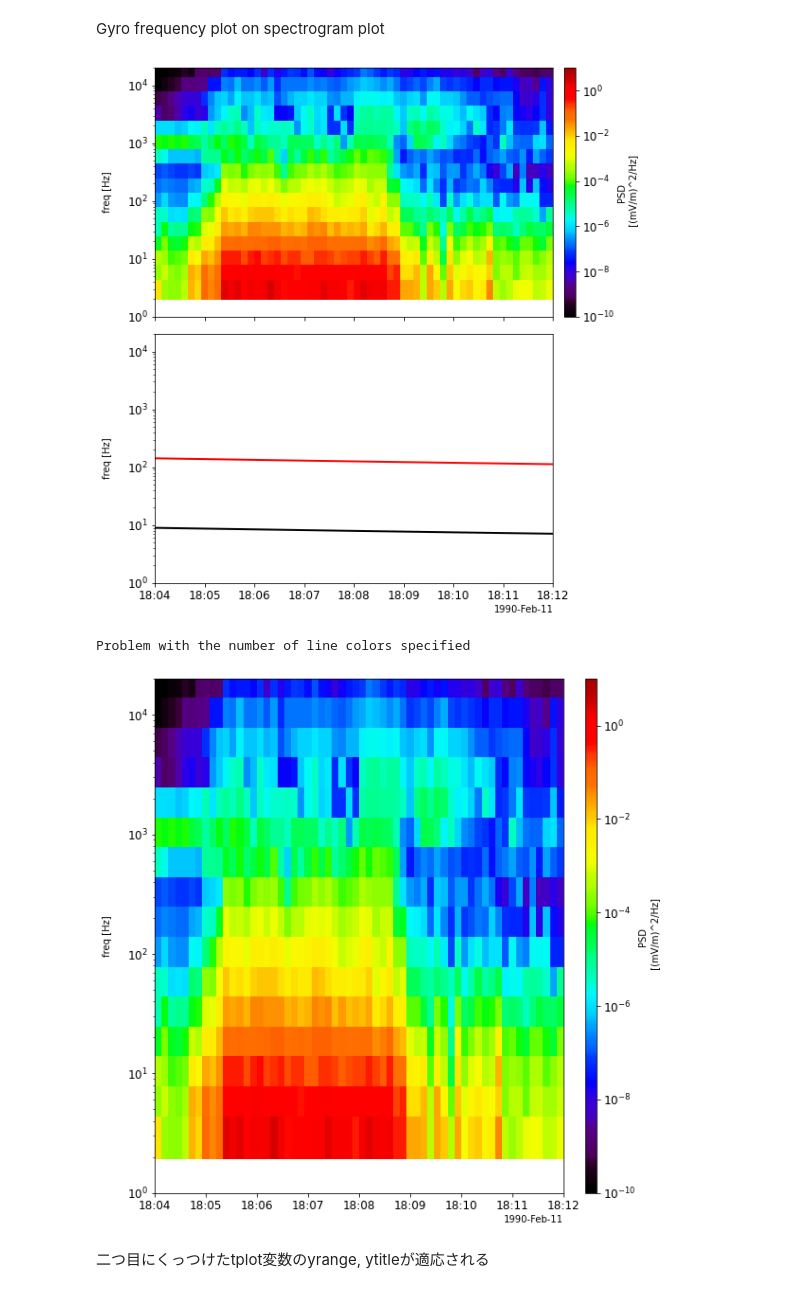
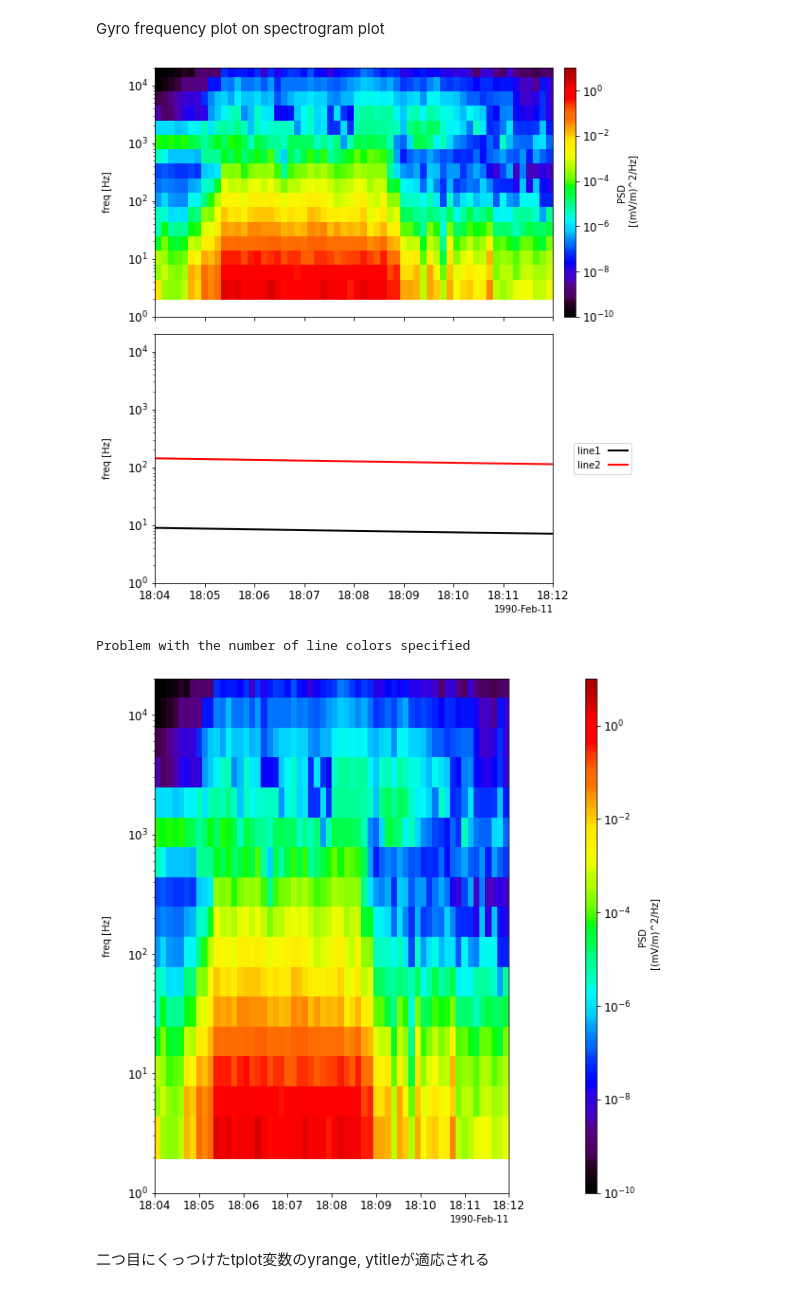
Before and after one commit to shuji-onosawa/Akebono_analysis_old, a Jupyter notebook: VLF_mca/memo.ipynb, the cells around one changed output. Cells and saved outputs as stored; diff of their text form; code cells hidden in the pictures.

Commit message:
mca plot legend location

```diff
--- a/VLF_mca/memo.ipynb
+++ b/VLF_mca/memo.ipynb
@@ -313,36 +313,40 @@ pytplot.options('Emax_pwr', 'zlog', 1)
 pytplot.options('Emax_pwr', 'ztitle', 'PSD \n [(mV/m)^2/Hz]')
 pytplot.options('Emax_pwr', 'ytitle', 'freq [Hz]')
 pytplot.options('Emax_pwr', 'yrange', [1, 2e4])
 pytplot.options('Emax_pwr', 'zrange', [1e-10, 10])
 
 
 Bx = pytplot.get_data('akb_Bmdl_X')
 By = pytplot.get_data('akb_Bmdl_Y')
 Bz = pytplot.get_data('akb_Bmdl_Z')
 B = np.sqrt(Bx.y**2 + By.y**2 + Bz.y**2) * 1e-9
 
 mass_o = 2.656e-26
 mass_h = 1.67e-27
 q = 1.60217663e-19
 
 O_gyro = q*B/mass_o/(2*np.pi)
 H_gyro = q*B/mass_h/(2*np.pi)
 gyro_matrix = np.array([O_gyro, H_gyro]).T
 pytplot.store_data('gyro_freq', data = {'x': Bx.times, 'y':gyro_matrix})
 pytplot.options('gyro_freq', 'ylog', 1)
 pytplot.options('gyro_freq', 'yrange', [1, 2e4])
 pytplot.options('gyro_freq', 'ytitle', 'freq [Hz]')
-pytplot.options('gyro_freq', 'color', ['k', 'r'])
 pytplot.options('gyro_freq', 'thick', 2)
+pytplot.options('gyro_freq', 'legend_names', ['line1', 'line2'])
+pytplot.options('gyro_freq', 'legend_location', 'spedas')
 
 pytplot.store_data('Emax_pwr-w-gyro_freq', data = 'Emax_pwr gyro_freq')
 pytplot.tlimit(['1990-02-11 18:04:00', '1990-02-11 18:12:00'])
+from pytplot import tplot_options
+
+tplot_options('xmargin', [0.1, 0.25])
 pytplot.tplot(['Emax_pwr', 'gyro_freq'])
 pytplot.tplot('Emax_pwr-w-gyro_freq')
 # %% [output]
-[figure, old version]
+[figure, new version]
 Problem with the number of line colors specified
-[figure, old version]
+[figure, new version]
 # %% [markdown]
 二つ目にくっつけたtplot変数のyrange, ytitleが適応される
 # %%
```
Also changed, not shown: 7 other files.
